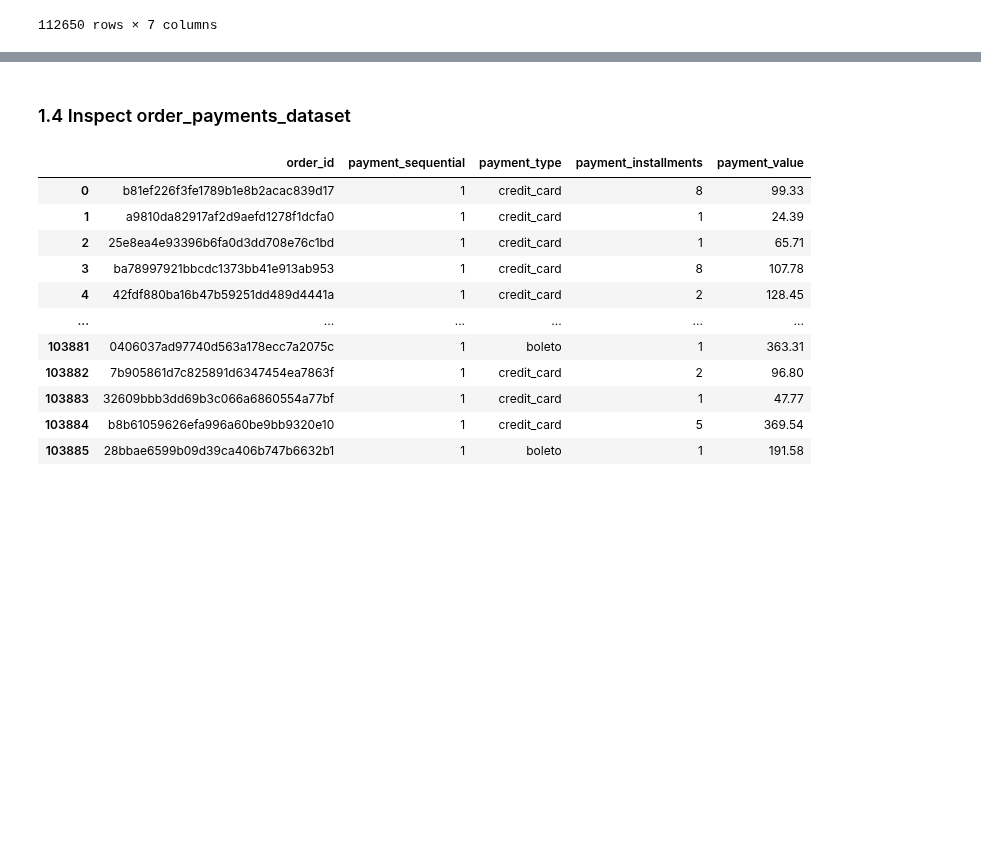
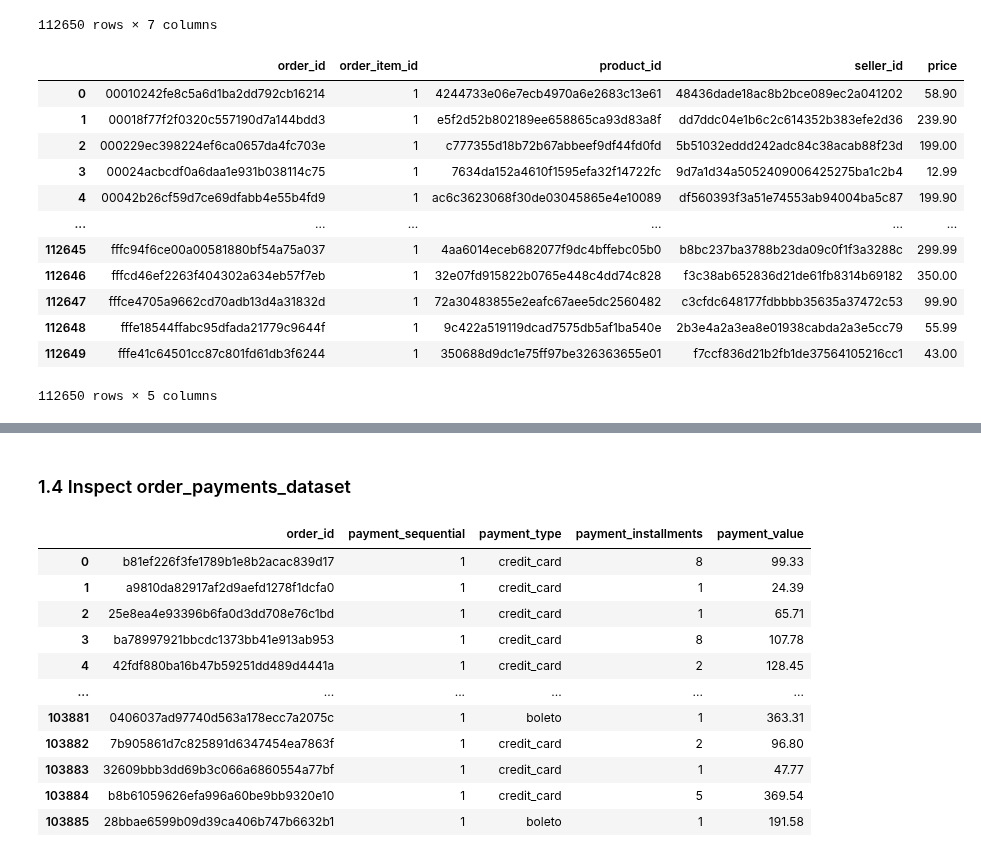
Before and after one commit to saikeerthan06/309-Project, a Jupyter notebook: xiu_wen.ipynb, the cells around one changed output, grey strips where cells are left out. Saved outputs shown, nothing was run; the diff lists cells and outputs as text; code cells hidden in the pictures; blank space fills up the shorter version.

```diff
--- a/xiu_wen.ipynb
+++ b/xiu_wen.ipynb
@@ -181,6 +203,25 @@ order_items_dataset
 | 112648 | fffe18544ffabc95dfada21779c9644f | 1 | 9c422a519119dcad7575db5af1ba540e | 2b3e4a2a3ea8e01938cabda2a3e5cc79 | 2017-08-21 00:04:32 | 55.99 | 8.72 |
 | 112649 | fffe41c64501cc87c801fd61db3f6244 | 1 | 350688d9dc1e75ff97be326363655e01 | f7ccf836d21b2fb1de37564105216cc1 | 2018-06-12 17:10:13 | 43.00 | 12.79 |
 112650 rows × 7 columns
+# %%
+order_items_dataset.drop(columns={'freight_value', 'shipping_limit_date'}, inplace=True)
+# Dropping of the column: Freight Value and Shipping Limit Date
+# %%
+order_items_dataset
+# %% [output]
+|  | order_id | order_item_id | product_id | seller_id | price |
+| 0 | 00010242fe8c5a6d1ba2dd792cb16214 | 1 | 4244733e06e7ecb4970a6e2683c13e61 | 48436dade18ac8b2bce089ec2a041202 | 58.90 |
+| 1 | 00018f77f2f0320c557190d7a144bdd3 | 1 | e5f2d52b802189ee658865ca93d83a8f | dd7ddc04e1b6c2c614352b383efe2d36 | 239.90 |
+| 2 | 000229ec398224ef6ca0657da4fc703e | 1 | c777355d18b72b67abbeef9df44fd0fd | 5b51032eddd242adc84c38acab88f23d | 199.00 |
+| 3 | 00024acbcdf0a6daa1e931b038114c75 | 1 | 7634da152a4610f1595efa32f14722fc | 9d7a1d34a5052409006425275ba1c2b4 | 12.99 |
+| 4 | 00042b26cf59d7ce69dfabb4e55b4fd9 | 1 | ac6c3623068f30de03045865e4e10089 | df560393f3a51e74553ab94004ba5c87 | 199.90 |
+| ... | ... | ... | ... | ... | ... |
+| 112645 | fffc94f6ce00a00581880bf54a75a037 | 1 | 4aa6014eceb682077f9dc4bffebc05b0 | b8bc237ba3788b23da09c0f1f3a3288c | 299.99 |
+| 112646 | fffcd46ef2263f404302a634eb57f7eb | 1 | 32e07fd915822b0765e448c4dd74c828 | f3c38ab652836d21de61fb8314b69182 | 350.00 |
+| 112647 | fffce4705a9662cd70adb13d4a31832d | 1 | 72a30483855e2eafc67aee5dc2560482 | c3cfdc648177fdbbbb35635a37472c53 | 99.90 |
+| 112648 | fffe18544ffabc95dfada21779c9644f | 1 | 9c422a519119dcad7575db5af1ba540e | 2b3e4a2a3ea8e01938cabda2a3e5cc79 | 55.99 |
+| 112649 | fffe41c64501cc87c801fd61db3f6244 | 1 | 350688d9dc1e75ff97be326363655e01 | f7ccf836d21b2fb1de37564105216cc1 | 43.00 |
+112650 rows × 5 columns
 # %%
 order_items_dataset.dtypes
 # %% [output]
```
Also changed, not shown: parts of 12 cells of this notebook.
